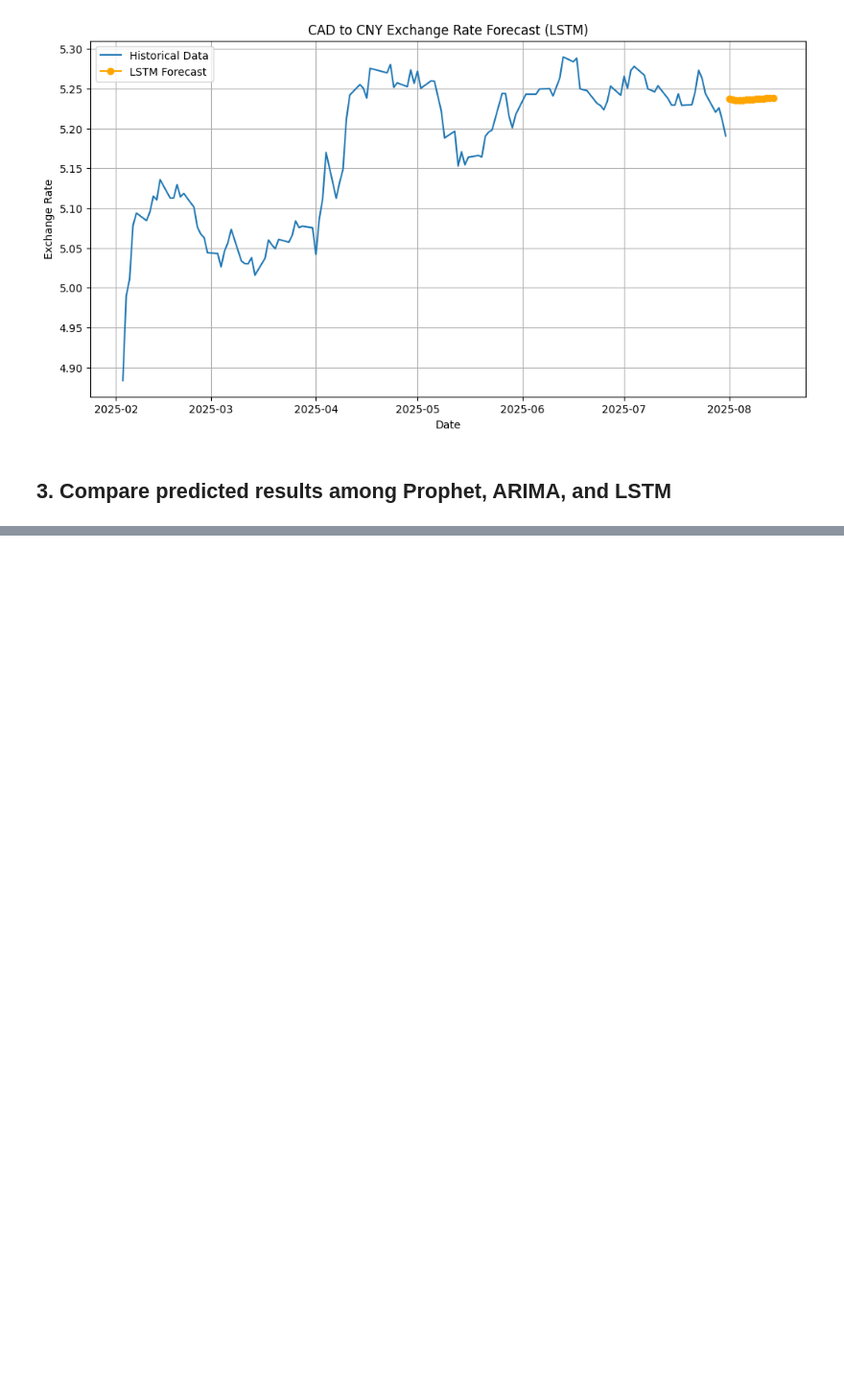
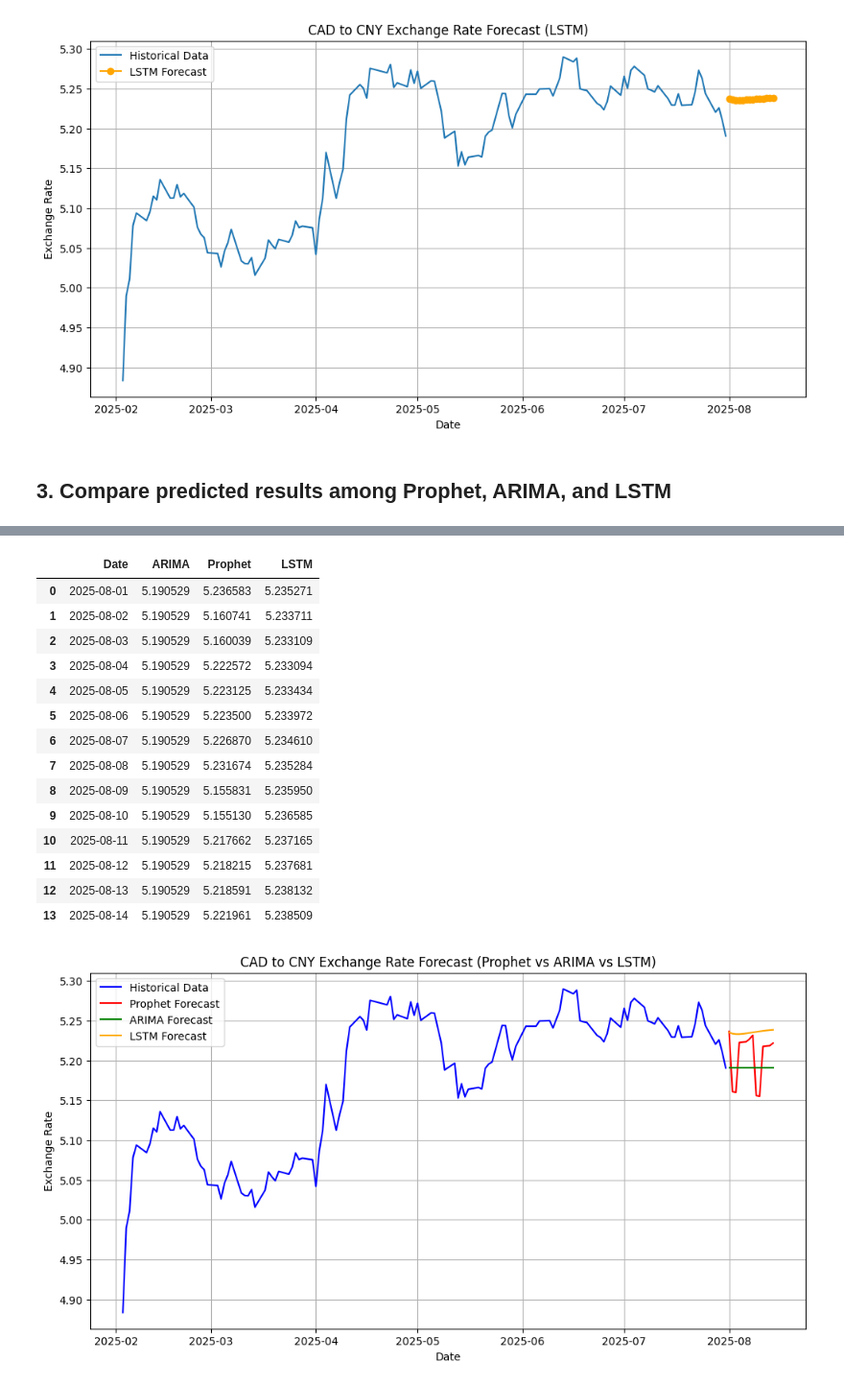
Before and after one commit to changbai-phu/Currency_Exchange_Rate_Predict, a Jupyter notebook: Different_Forecast.ipynb, the cells around one changed output, grey strips where cells are left out. Shown: that part at 96% size. Cells and saved outputs as stored; diff of their text form; code cells hidden in the pictures; blank space fills up the shorter version.

Commit message:
Finished Comparison part

```diff
--- a/Different_Forecast.ipynb
+++ b/Different_Forecast.ipynb
@@ -393,0 +516,43 @@ plt.show()
+# %%
+# Print predicted results in one table for convenience
+last_date = df.index[-1]
+forecast_dates = pd.date_range(start=last_date + pd.Timedelta(days=1), periods=14, freq='D')
+
+# Combine all forecasts
+comparison_df = pd.DataFrame({
+    'Date': forecast_dates,
+    'ARIMA': forecast_arima.values,
+    'Prophet': prophet_forecast_values,
+    'LSTM': lstm_forecast.flatten()
+})
+
+display(comparison_df)
+
+plt.figure(figsize=(12, 6))
+plt.plot(df['Rate'], label='Historical Data', color='blue')
+plt.plot(forecast_dates, prophet_forecast_values, color='red', label='Prophet Forecast')
+plt.plot(forecast_dates, forecast_arima, color='green', label='ARIMA Forecast')
+plt.plot(forecast_dates, lstm_forecast.flatten(), color='orange', label='LSTM Forecast')
+plt.title('CAD to CNY Exchange Rate Forecast (Prophet vs ARIMA vs LSTM)')
+plt.xlabel('Date')
+plt.ylabel('Exchange Rate')
+plt.legend()
+plt.grid(True)
+plt.show()
+# %% [output]
+|  | Date | ARIMA | Prophet | LSTM |
+| 0 | 2025-08-01 | 5.190529 | 5.236583 | 5.235271 |
+| 1 | 2025-08-02 | 5.190529 | 5.160741 | 5.233711 |
+| 2 | 2025-08-03 | 5.190529 | 5.160039 | 5.233109 |
+| 3 | 2025-08-04 | 5.190529 | 5.222572 | 5.233094 |
+| 4 | 2025-08-05 | 5.190529 | 5.223125 | 5.233434 |
+| 5 | 2025-08-06 | 5.190529 | 5.223500 | 5.233972 |
+| 6 | 2025-08-07 | 5.190529 | 5.226870 | 5.234610 |
+| 7 | 2025-08-08 | 5.190529 | 5.231674 | 5.235284 |
+| 8 | 2025-08-09 | 5.190529 | 5.155831 | 5.235950 |
+| 9 | 2025-08-10 | 5.190529 | 5.155130 | 5.236585 |
+| 10 | 2025-08-11 | 5.190529 | 5.217662 | 5.237165 |
+| 11 | 2025-08-12 | 5.190529 | 5.218215 | 5.237681 |
+| 12 | 2025-08-13 | 5.190529 | 5.218591 | 5.238132 |
+| 13 | 2025-08-14 | 5.190529 | 5.221961 | 5.238509 |
+[figure, added]
```
Also changed, not shown: parts of 3 cells of this notebook.
